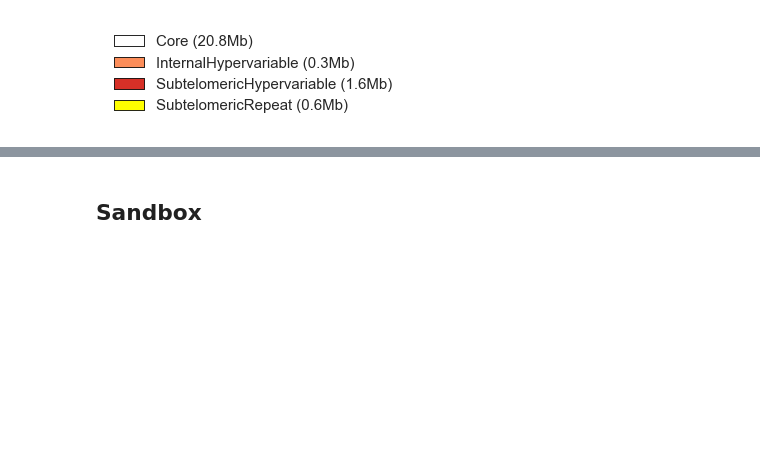
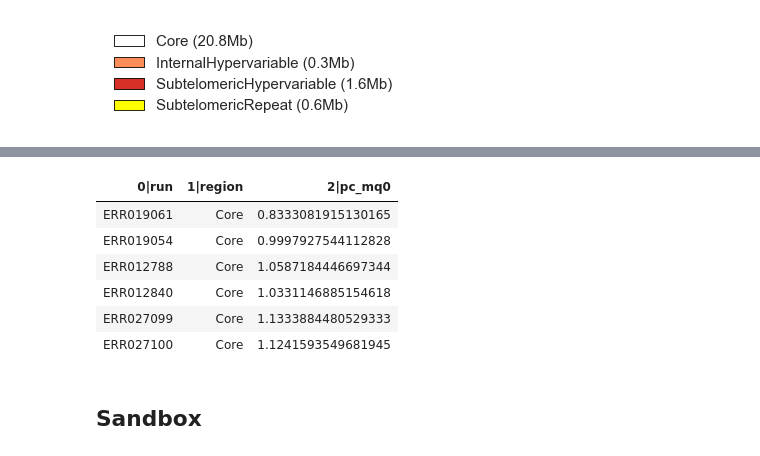
Before and after one commit to wtchg-kwiatkowski/pfx-paper-2015, a Jupyter notebook: supplementary/notebooks/genome_accessibility.ipynb, the cells around one changed output, grey strips where cells are left out. Cells and saved outputs as stored; diff of their text form; code cells hidden in the pictures; blank space fills up the shorter version.

```diff
--- a/supplementary/notebooks/genome_accessibility.ipynb
+++ b/supplementary/notebooks/genome_accessibility.ipynb
@@ -84,3 +99,14 @@ ax.legend(leg_artists, leg_labels, bbox_to_anchor=(0, 1), loc='upper left', bord
+# %%
+tbl_mq0_summary_by_region = etl.fromtsv(os.path.join(PUBLIC_DIR, 'tbl_mq0_summary_by_region.wg.txt')).convertnumbers()
+tbl_mq0_summary_by_region.eq('region', 'Core').displayall()
+# %% [output]
+| 0|run | 1|region | 2|pc_mq0 |
+| ERR019061 | Core | 0.8333081915130165 |
+| ERR019054 | Core | 0.9997927544112828 |
+| ERR012788 | Core | 1.0587184446697344 |
+| ERR012840 | Core | 1.0331146885154618 |
+| ERR027099 | Core | 1.1333884480529333 |
+| ERR027100 | Core | 1.1241593549681945 |
 # %% [markdown]
 ## Sandbox
 # %%
```
Also changed, not shown: parts of 4 cells of this notebook, 11 other files.
